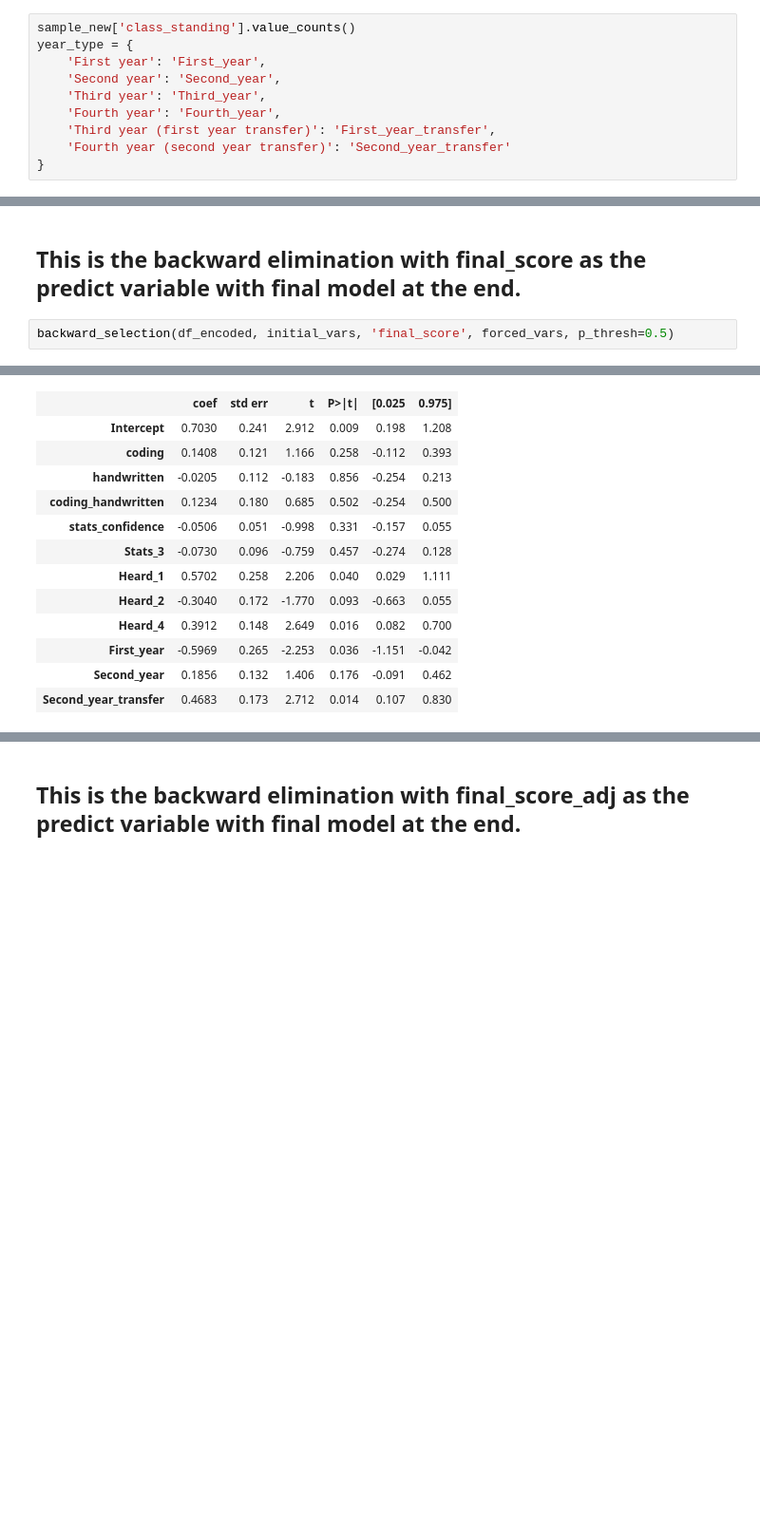
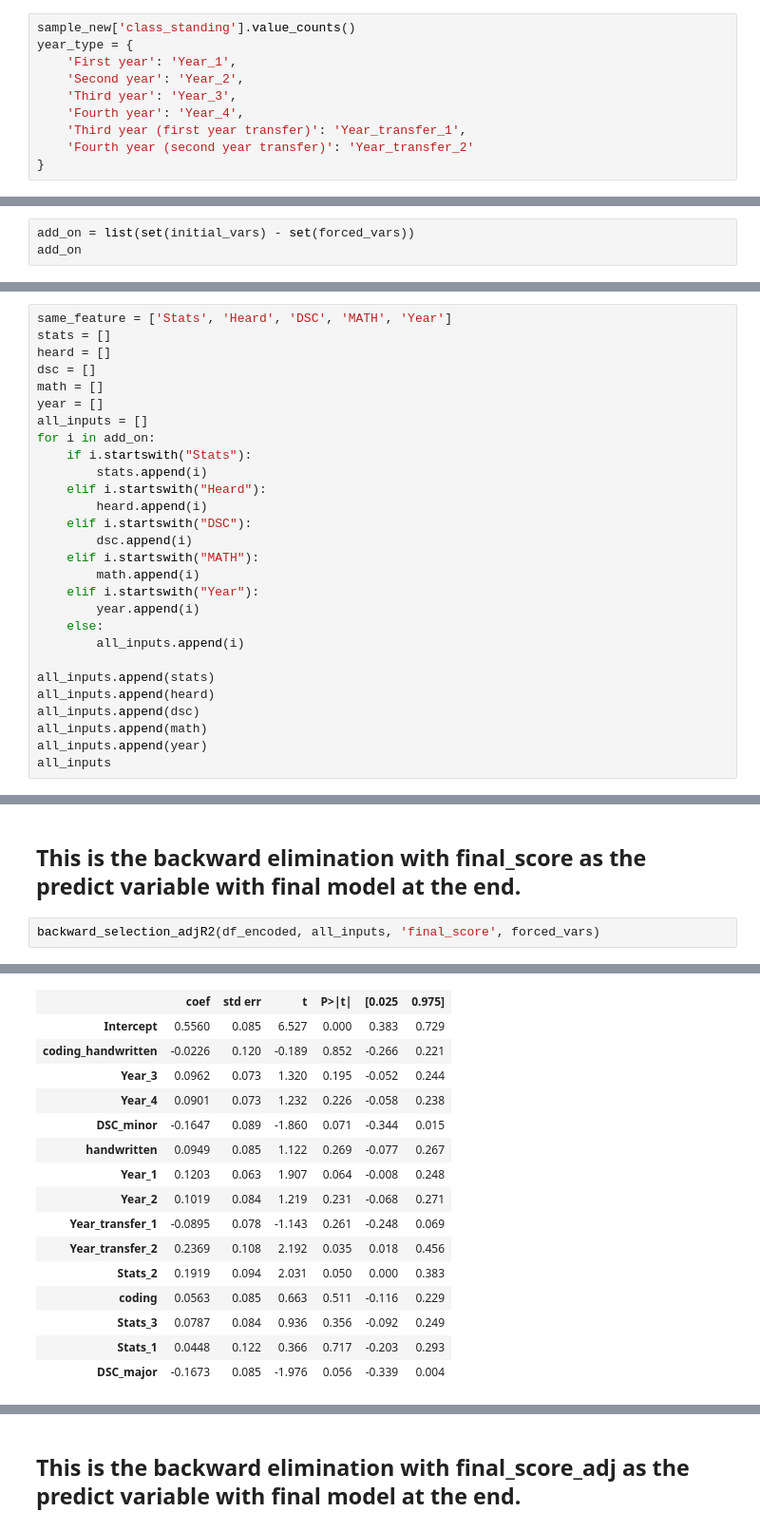
Before and after one commit to SaintHades/Simulation-coding-exercises-for-teaching-probability-theory, a Jupyter notebook: statistic_analysis.ipynb, the cells around one changed output, grey strips where cells are left out. Shown at 95% size. Drawn from its saved outputs; the diff is of its cells as text; blank space fills up the shorter version.

Commit message:
update stats

```diff
--- a/statistic_analysis.ipynb
+++ b/statistic_analysis.ipynb
@@ -283,12 +283,12 @@ math_type = {
 # %%
 sample_new['class_standing'].value_counts()
 year_type = {
-    'First year': 'First_year',
-    'Second year': 'Second_year',
-    'Third year': 'Third_year',
-    'Fourth year': 'Fourth_year',
-    'Third year (first year transfer)': 'First_year_transfer',
-    'Fourth year (second year transfer)': 'Second_year_transfer'
+    'First year': 'Year_1',
+    'Second year': 'Year_2',
+    'Third year': 'Year_3',
+    'Fourth year': 'Year_4',
+    'Third year (first year transfer)': 'Year_transfer_1',
+    'Fourth year (second year transfer)': 'Year_transfer_2'
 }
 # %%
 sample_new['stats_courses_taken'].value_counts()
@@ -458,0 +408,3 @@ def backward_selection(data, initial_vars, response, forced_vars, p_thresh=0.5):
+# %%
+add_on = list(set(initial_vars) - set(forced_vars))
+add_on
@@ -458,0 +434,28 @@ def backward_selection(data, initial_vars, response, forced_vars, p_thresh=0.5):
+# %%
+same_feature = ['Stats', 'Heard', 'DSC', 'MATH', 'Year']
+stats = []
+heard = []
+dsc = []
+math = []
+year = []
+all_inputs = []
+for i in add_on:
+    if i.startswith("Stats"):
+        stats.append(i)
+    elif i.startswith("Heard"):
+        heard.append(i)
+    elif i.startswith("DSC"):
+        dsc.append(i)
+    elif i.startswith("MATH"):
+        math.append(i)
+    elif i.startswith("Year"):
+        year.append(i)
+    else:
+        all_inputs.append(i)
+
+all_inputs.append(stats)
+all_inputs.append(heard)
+all_inputs.append(dsc)
+all_inputs.append(math)
+all_inputs.append(year)
+all_inputs
@@ -459,5 +560,5 @@ def backward_selection(data, initial_vars, response, forced_vars, p_thresh=0.5):
 # %% [markdown]
 ## This is the backward elimination with final_score as the predict variable with final model at the end.
 # %%
-backward_selection(df_encoded, initial_vars, 'final_score', forced_vars, p_thresh=0.5)
+backward_selection_adjR2(df_encoded, all_inputs, 'final_score', forced_vars)
 # %% [output]
@@ -490,14 +591,17 @@ OLS Regression Results
 | Covariance Type: | nonrobust |  |  |
 |  | coef | std err | t | P>|t| | [0.025 | 0.975] |
-| Intercept | 0.7030 | 0.241 | 2.912 | 0.009 | 0.198 | 1.208 |
-| coding | 0.1408 | 0.121 | 1.166 | 0.258 | -0.112 | 0.393 |
-| handwritten | -0.0205 | 0.112 | -0.183 | 0.856 | -0.254 | 0.213 |
-| coding_handwritten | 0.1234 | 0.180 | 0.685 | 0.502 | -0.254 | 0.500 |
-| stats_confidence | -0.0506 | 0.051 | -0.998 | 0.331 | -0.157 | 0.055 |
-| Stats_3 | -0.0730 | 0.096 | -0.759 | 0.457 | -0.274 | 0.128 |
-| Heard_1 | 0.5702 | 0.258 | 2.206 | 0.040 | 0.029 | 1.111 |
-| Heard_2 | -0.3040 | 0.172 | -1.770 | 0.093 | -0.663 | 0.055 |
-| Heard_4 | 0.3912 | 0.148 | 2.649 | 0.016 | 0.082 | 0.700 |
-| First_year | -0.5969 | 0.265 | -2.253 | 0.036 | -1.151 | -0.042 |
-| Second_year | 0.1856 | 0.132 | 1.406 | 0.176 | -0.091 | 0.462 |
-| Second_year_transfer | 0.4683 | 0.173 | 2.712 | 0.014 | 0.107 | 0.830 |
+| Intercept | 0.5560 | 0.085 | 6.527 | 0.000 | 0.383 | 0.729 |
+| coding_handwritten | -0.0226 | 0.120 | -0.189 | 0.852 | -0.266 | 0.221 |
+| Year_3 | 0.0962 | 0.073 | 1.320 | 0.195 | -0.052 | 0.244 |
+| Year_4 | 0.0901 | 0.073 | 1.232 | 0.226 | -0.058 | 0.238 |
+| DSC_minor | -0.1647 | 0.089 | -1.860 | 0.071 | -0.344 | 0.015 |
+| handwritten | 0.0949 | 0.085 | 1.122 | 0.269 | -0.077 | 0.267 |
+| Year_1 | 0.1203 | 0.063 | 1.907 | 0.064 | -0.008 | 0.248 |
+| Year_2 | 0.1019 | 0.084 | 1.219 | 0.231 | -0.068 | 0.271 |
+| Year_transfer_1 | -0.0895 | 0.078 | -1.143 | 0.261 | -0.248 | 0.069 |
+| Year_transfer_2 | 0.2369 | 0.108 | 2.192 | 0.035 | 0.018 | 0.456 |
+| Stats_2 | 0.1919 | 0.094 | 2.031 | 0.050 | 0.000 | 0.383 |
+| coding | 0.0563 | 0.085 | 0.663 | 0.511 | -0.116 | 0.229 |
+| Stats_3 | 0.0787 | 0.084 | 0.936 | 0.356 | -0.092 | 0.249 |
+| Stats_1 | 0.0448 | 0.122 | 0.366 | 0.717 | -0.203 | 0.293 |
+| DSC_major | -0.1673 | 0.085 | -1.976 | 0.056 | -0.339 | 0.004 |
```
Also changed, not shown: parts of 22 cells of this notebook, 7 other files.
